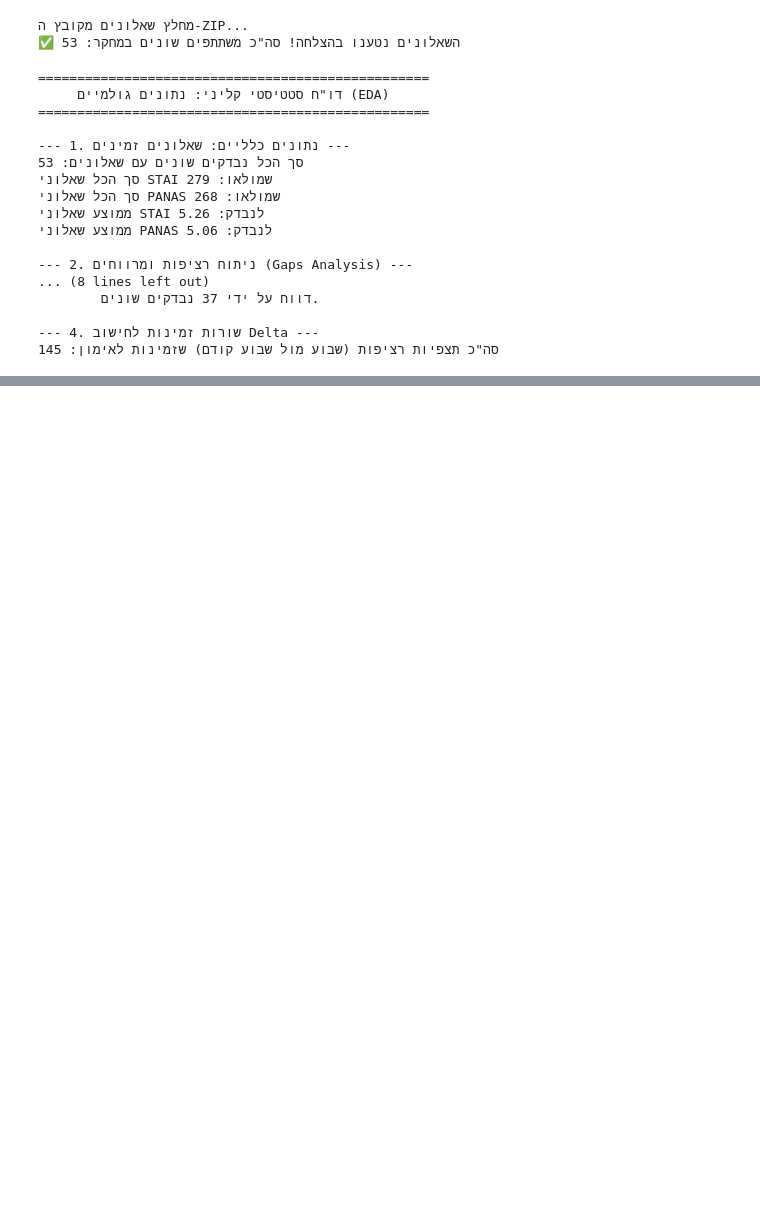
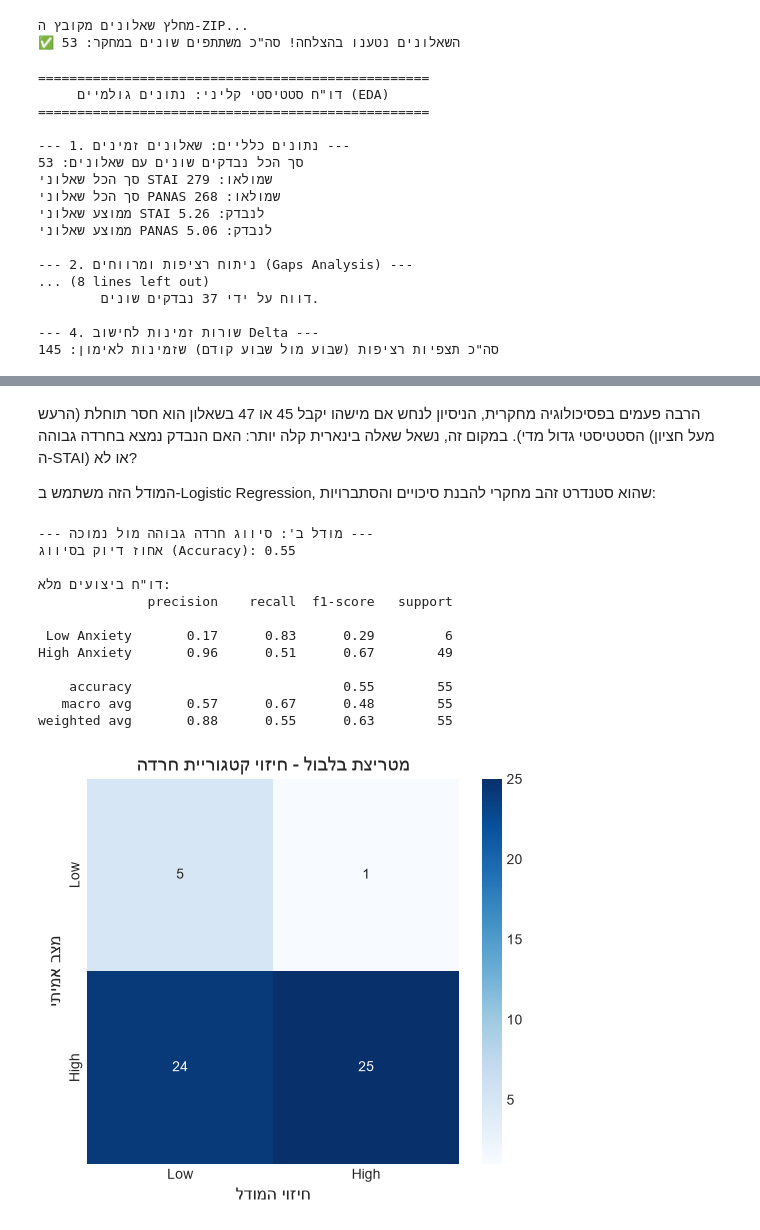
Before and after one commit to MoriahTDaniel/lifesnaps_project, a Jupyter notebook: notebooks/02_week_eda.ipynb, the cells around one changed output, grey strips where cells are left out. Drawn from its saved outputs; the diff is of its cells as text; code cells hidden in the pictures; blank space fills up the shorter version.

```diff
--- a/notebooks/02_week_eda.ipynb
+++ b/notebooks/02_week_eda.ipynb
@@ -160,0 +513,53 @@ print(f"סה\"כ תצפיות רציפות (שבוע מול שבוע קודם)
+# %% [markdown]
+הרבה פעמים בפסיכולוגיה מחקרית, הניסיון לנחש אם מישהו יקבל 45 או 47 בשאלון הוא חסר תוחלת (הרעש הסטטיסטי גדול מדי). במקום זה, נשאל שאלה בינארית קלה יותר: האם הנבדק נמצא בחרדה גבוהה (מעל חציון ה-STAI) או לא?
+
+המודל הזה משתמש ב-Logistic Regression, שהוא סטנדרט זהב מחקרי להבנת סיכויים והסתברויות:
+# %%
+from sklearn.linear_model import LogisticRegression
+from sklearn.metrics import accuracy_score, classification_report, confusion_matrix
+
+print("\n--- מודל ב': סיווג חרדה גבוהה מול נמוכה ---")
+
+# נהפוך את ציון ה-STAI למשתנה בינארי (0 = חרדה נמוכה, 1 = חרדה גבוהה)
+# נשתמש בציון 40 כסף חיתוך (אפשר לשנות לפי הספרות המחקרית)
+threshold = 40
+train_data['is_high_anxiety'] = (train_data[target] >= threshold).astype(int)
+
+y_class = train_data['is_high_anxiety']
+
+X_train, X_test = X.iloc[train_idx], X.iloc[test_idx]
+y_train_class, y_test_class = y_class.iloc[train_idx], y_class.iloc[test_idx]
+
+# אימון מודל סיווג
+log_reg = LogisticRegression(class_weight='balanced', random_state=42)
+log_reg.fit(X_train, y_train_class)
+
+class_predictions = log_reg.predict(X_test)
+accuracy = accuracy_score(y_test_class, class_predictions)
+
+print(f"אחוז דיוק בסיווג (Accuracy): {accuracy:.2f}")
+print("\nדו\"ח ביצועים מלא:")
+print(classification_report(y_test_class, class_predictions, target_names=['Low Anxiety', 'High Anxiety']))
+
+# ציור מטריצת בלבול (Confusion Matrix)
+cm = confusion_matrix(y_test_class, class_predictions)
+plt.figure(figsize=(6, 5))
+sns.heatmap(cm, annot=True, fmt='d', cmap='Blues', xticklabels=['Low', 'High'], yticklabels=['Low', 'High'])
+plt.title("מטריצת בלבול - חיזוי קטגוריית חרדה", fontsize=14)
+plt.xlabel("חיזוי המודל", fontsize=12)
+plt.ylabel("מצב אמיתי", fontsize=12)
+plt.show()
+# %% [output]
+--- מודל ב': סיווג חרדה גבוהה מול נמוכה ---
+אחוז דיוק בסיווג (Accuracy): 0.55
+
+דו"ח ביצועים מלא:
+              precision    recall  f1-score   support
+
+ Low Anxiety       0.17      0.83      0.29         6
+High Anxiety       0.96      0.51      0.67        49
+
+    accuracy                           0.55        55
+   macro avg       0.57      0.67      0.48        55
+weighted avg       0.88      0.55      0.63        55
+[figure, added]
```
Also changed, not shown: parts of 18 cells of this notebook.
